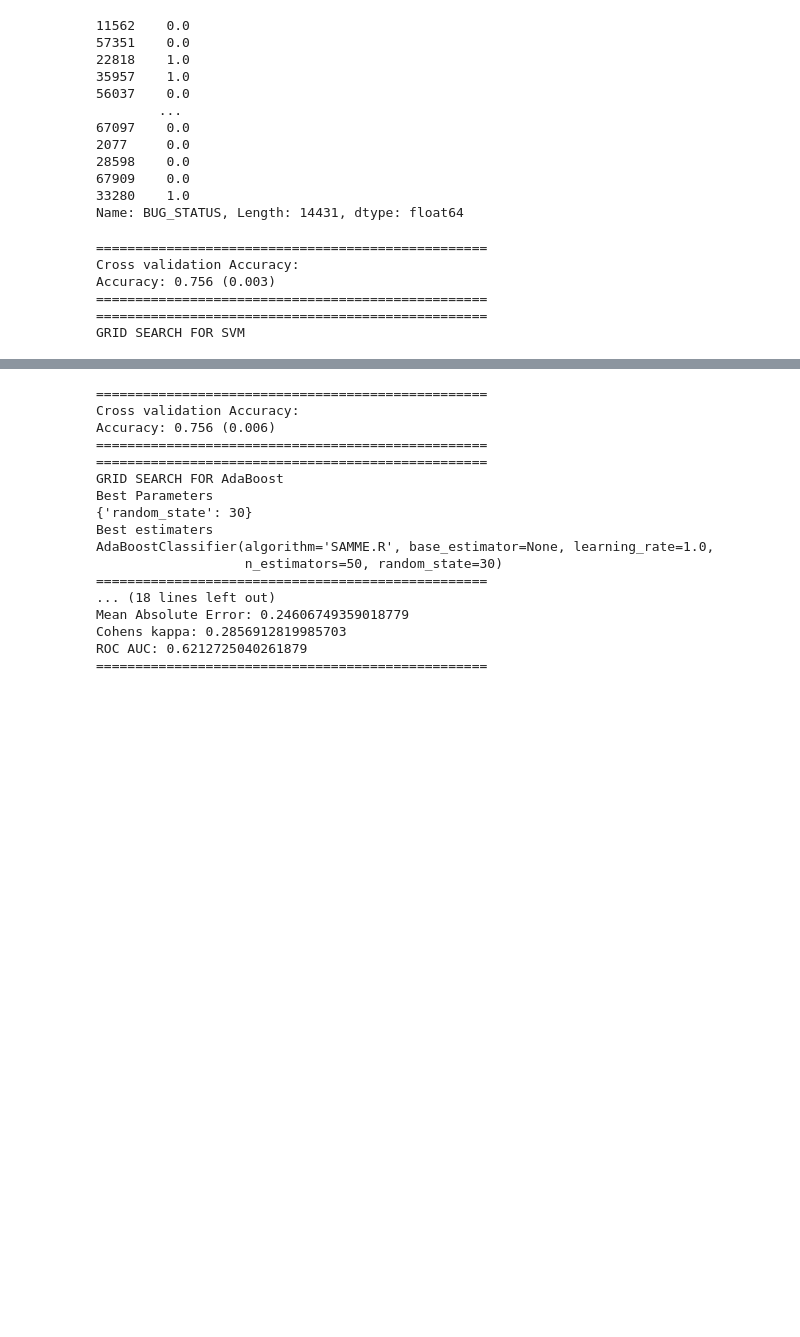
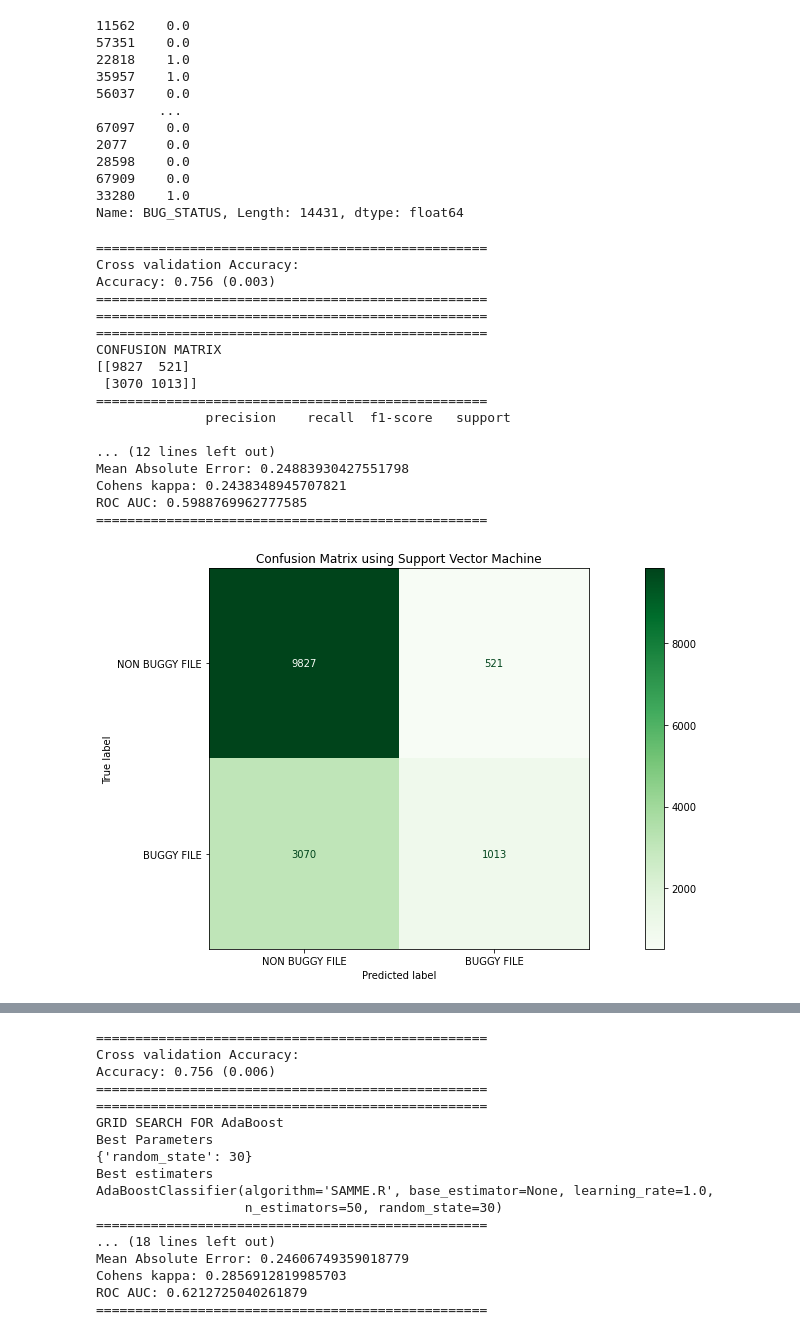
Before and after one commit to bramha574/SDP, a Jupyter notebook: softwaredefectpredicition_process_metrics_new.ipynb, the cells around one changed output, grey strips where cells are left out. Cells and saved outputs as stored; diff of their text form; code cells hidden in the pictures; blank space fills up the shorter version.

```diff
--- a/softwaredefectpredicition_process_metrics_new.ipynb
+++ b/softwaredefectpredicition_process_metrics_new.ipynb
@@ -27,7 +32,7 @@ import pandas as pd
 import numpy as np
 
 #Reading the dataset
-processmetrics = pd.read_csv("/content/READYTOMLPROCESSMETRICS.csv")
+processmetrics = pd.read_csv("/content/drive/MyDrive/MLDataAnalysis/READYTOMLPROCESSMETRICS.csv")
 # %%
 processmetrics
 # %% [output]
@@ -468,24 +473,24 @@ print(50*"=")
 
 #====================================================================================================
 print(50*"=")
-print("GRID SEARCH FOR SVM")
+# print("GRID SEARCH FOR SVM")
 
-params = {
-    "random_state":range(30,40)}
-gs_svm = GridSearchCV(model,
-                      param_grid=params,
-                      scoring='accuracy',
-                      cv=10)
-gs_svm.fit(X_train, y_train)
+# params = {
+#     "random_state":range(30,40)}
+# gs_svm = GridSearchCV(model,
+#                       param_grid=params,
+#                       scoring='accuracy',
+#                       cv=10)
+model.fit(X_train, y_train)
 
-print("Best Parameters")
-print(gs_svm.best_params_)
+# print("Best Parameters")
+# print(gs_svm.best_params_)
 
-print("Best estimaters")
-print(gs_svm.best_estimator_)
+# print("Best estimaters")
+# print(gs_svm.best_estimator_)
 
 #Predicting Bugs
-y_pred = gs_svm.best_estimator_.predict(X_test)
+y_pred = model.predict(X_test)
 
 #CONFUSION MATRIX
 print(50*"=")
@@ -499,7 +504,7 @@ plt.rcParams["figure.figsize"] = (20,7)
 
 class_names=['NON BUGGY FILE','BUGGY FILE']
 
-confusion = plot_confusion_matrix(gs_svm.best_estimator_,X_test,y_test,
+confusion = plot_confusion_matrix(model,X_test,y_test,
                                  display_labels=class_names,
                                  cmap=plt.cm.Greens,
                                  normalize=None, values_format = '.0f')
@@ -513,34 +518,46 @@ print(50*"=")
 #====================================================================================================
 
 # Model Accuracy: how often is the classifier correct?
 RF_Accuracy = metrics.accuracy_score(y_test, y_pred)
 print("Accuracy:",RF_Accuracy)
 
 # Model Precision: what percentage of positive tuples are labeled as such?
 print("Precision:",metrics.precision_score(y_test, y_pred))
 
 # Model Recall: what percentage of positive tuples are labelled as such?
 print("Recall:",metrics.recall_score(y_test, y_pred))
 
 #Calculate F1 Score
 print("F1 Score:",metrics.f1_score(y_test, y_pred))
 
 #Calculate Mean Absolute Error
 print("Mean Absolute Error:",metrics.mean_absolute_error(y_test, y_pred))
 
 # kappa
 print("Cohens kappa:", metrics.cohen_kappa_score(y_test, y_pred))
 
 # ROC AUC
 print("ROC AUC:", metrics.roc_auc_score(y_test, y_pred))
 print(50*"=")
 # %% [output]
 ==================================================
 Cross validation Accuracy:
 Accuracy: 0.756 (0.003)
 ==================================================
 ==================================================
-GRID SEARCH FOR SVM
+==================================================
+CONFUSION MATRIX
+[[9827  521]
+ [3070 1013]]
+==================================================
+              precision    recall  f1-score   support
+
+... (12 lines left out)
+Mean Absolute Error: 0.24883930427551798
+Cohens kappa: 0.2438348945707821
+ROC AUC: 0.5988769962777585
+==================================================
+[figure, added]
 # %%
 #Random Forest
 from numpy import mean
```
Also changed, not shown: parts of 6 cells of this notebook.
